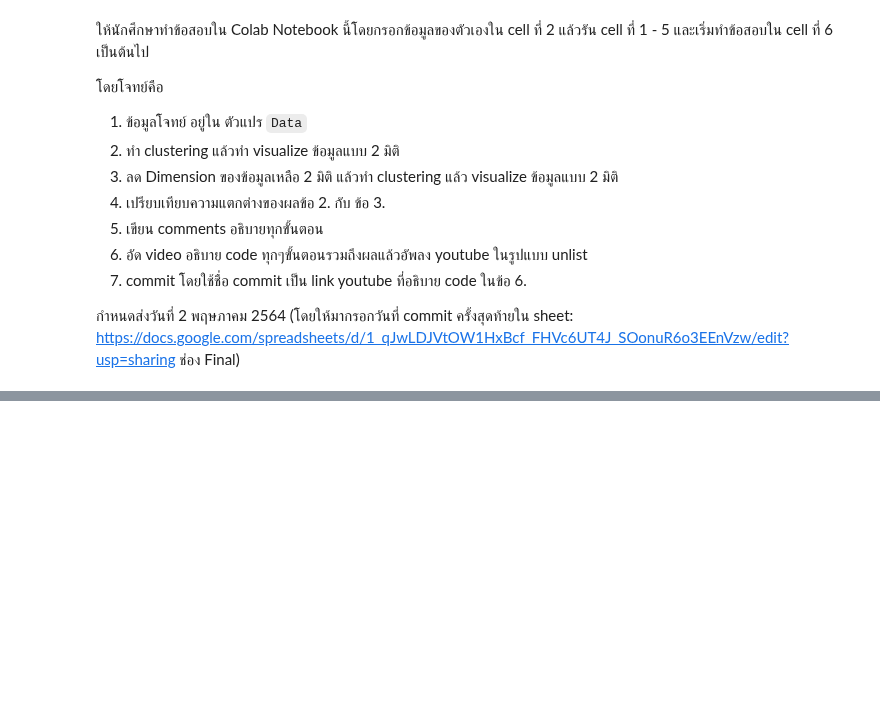
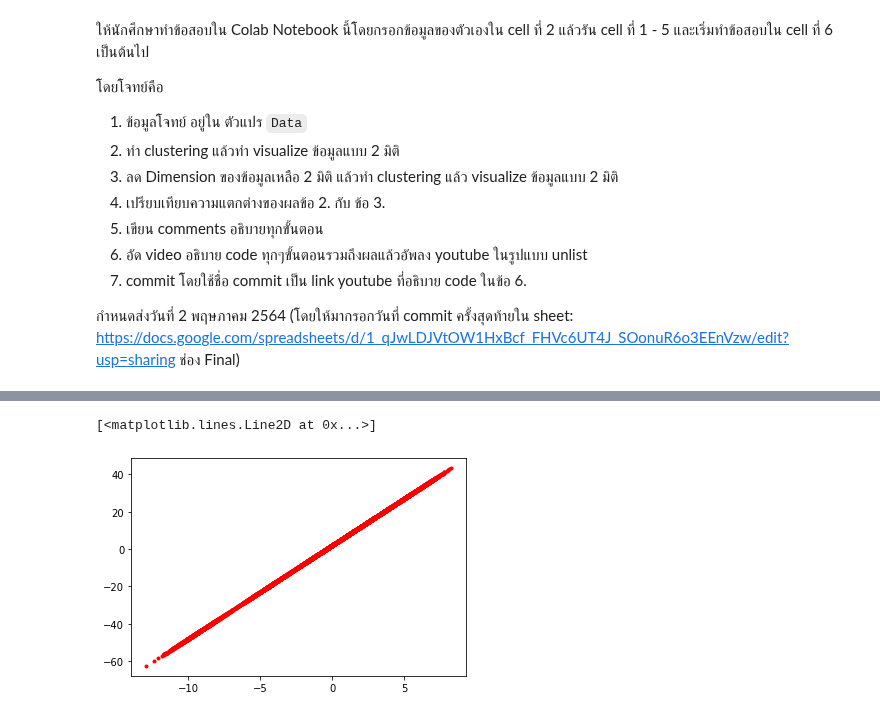
Before and after one commit to kittimaxz/multivariate, a Jupyter notebook: Multivariate_Exam.ipynb, the cells around one changed output, grey strips where cells are left out. Cells and saved outputs as stored; diff of their text form; code cells hidden in the pictures; blank space fills up the shorter version.

```diff
--- a/Multivariate_Exam.ipynb
+++ b/Multivariate_Exam.ipynb
@@ -59,0 +112,5 @@ Data
+# %%
+plt.plot(Data.iloc[:,21],Data.iloc[:,23],'r.')
+# %% [output]
+[<matplotlib.lines.Line2D at 0x...>]
+[figure, added]
```
Also changed, not shown: parts of 46 cells of this notebook.
